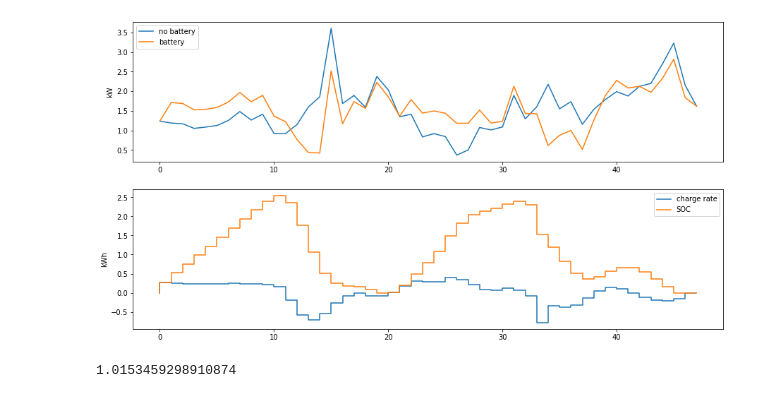
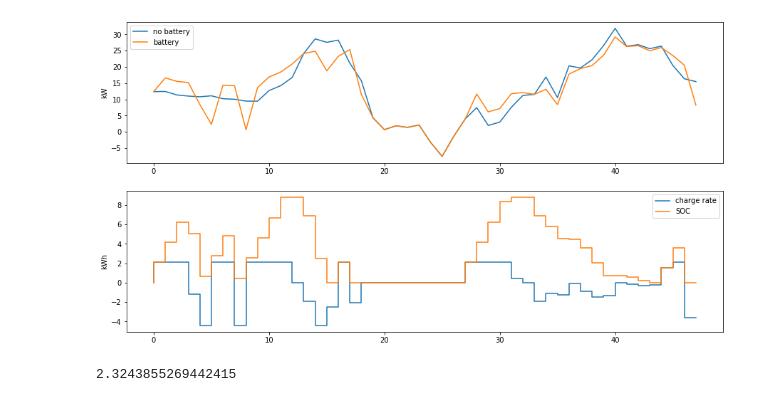
Before and after one commit to stait20/Code, a Jupyter notebook: Final/Results.ipynb, the cells around one changed output. Saved outputs shown, nothing was run; the diff lists cells and outputs as text; code cells hidden in the pictures.

```diff
--- a/Final/Results.ipynb
+++ b/Final/Results.ipynb
@@ -52,5 +52,5 @@ fig.show()
 # %%
-load_data = np.loadtxt("filterData.txt")
+load_data = np.loadtxt("forecastData.txt")
 peakLoad = np.amax(load_data, axis=0)
 
 class Battery:
@@ -91,41 +91,45 @@ for feeder in range(newSOC.shape[0]):
 
             gridImport[feeder][day][hour] = realLoads[feeder][day][hour] + 2*newChargeRate[feeder][day][hour]
 # %%
-feeder =
+feeder = 6
 day = 25
 
 y = list(range(48))
 fig, axs = plt.subplots(2)
 axs[0].plot(y,realLoads[feeder][day], label="no battery")
 axs[0].plot(y,gridImport[feeder][day], label="battery")
 #axs[0].plot(y,filter_data[0][0], label="filter data")
 axs[0].legend()
 axs[0].set_ylabel("kW")
 
 axs[1].step(y,newChargeRate[feeder][day], label="charge rate")
 axs[1].step(y,newSOC[feeder][day],label="SOC")
 axs[1].legend()
 axs[1].set_ylabel("kWh")
 
 fig.set_figheight(8)
 fig.set_figwidth(15)
 fig.show()
 # %% [output]
-[figure, old version]
+[figure, new version]
 # %%
-realLoadsMax = []
-batteryLoadsMax = []
+peakChangeRatio = []
 
 for feeder in range(gridImport.shape[0]):
+    realLoadsMax = []
+    batteryLoadsMax = []
     for day in range(gridImport.shape[1]):
         realLoadsMax.append(max(realLoads[feeder][day]))
         batteryLoadsMax.append(max(gridImport[feeder][day]))
+    peakChangeRatio.append(np.mean(np.divide(batteryLoadsMax, realLoadsMax)))
+
+peakChangeRatio = np.asarray(peakChangeRatio)
 
 # Value > 1 means peak is decreasing, < 1 means peak is increasing
-peakChangeRatio = np.divide(realLoadsMax, batteryLoadsMax)
-np.mean(peakChangeRatio)
+percentageReduction = (1-peakChangeRatio) * 100
+np.mean(percentageReduction)
 # %% [output]
-1.0153459298910874
+2.3243855269442415
 # %%
 np.argmax(peakChangeRatio)
 print(max(peakChangeRatio))
```
Also changed, not shown: parts of 2 cells of this notebook, 4 other files.
